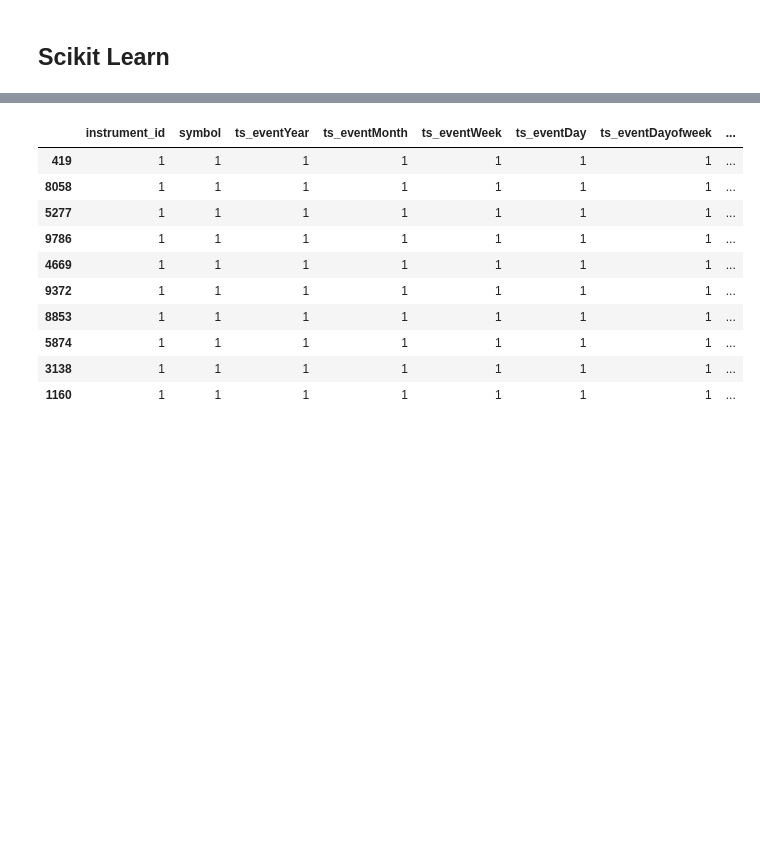
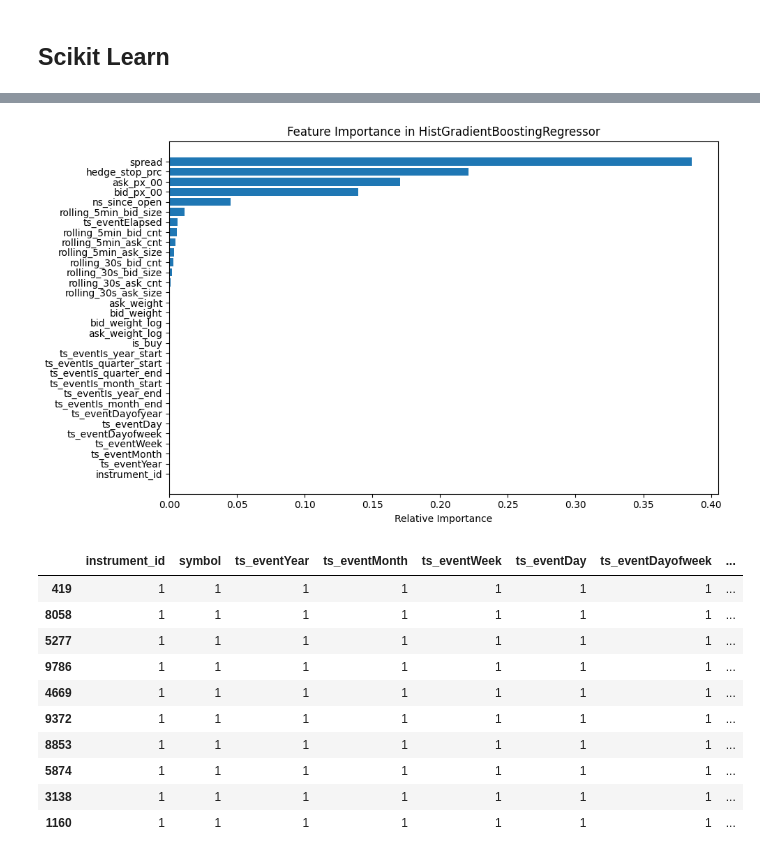
Before and after one commit to fleclerc/hedger, a Jupyter notebook: nbs/01-hedgerfit.ipynb, the cells around one changed output, grey strips where cells are left out. Saved outputs shown, nothing was run; the diff lists cells and outputs as text; code cells hidden in the pictures; blank space fills up the shorter version.

```diff
--- a/nbs/01-hedgerfit.ipynb
+++ b/nbs/01-hedgerfit.ipynb
@@ -55,3 +35,5 @@ Index(['ts_recv', 'ts_event', 'rtype', 'publisher_id', 'instrument_id',
+# %%
+df = df.sort_values(by='ts_event').reset_index(drop=True)
 # %% [markdown]
 #### Simplify the data further
 # %%
@@ -162,19 +144,3 @@ def draw_tree(t, df, size=10, ratio=0.6, precision=0, **kwargs):
 #draw_tree(m, xs, size=20, leaves_parallel=True, precision=4, ratio=0.6)
 # %% [markdown]
 ## Scikit Learn
-# %%
-from sklearn.ensemble import HistGradientBoostingRegressor
-
-est = HistGradientBoostingRegressor(learning_rate=0.1, max_depth=6)
-est.fit(xs, y)
-
-accuracy = est.score(to.valid.xs, to.valid.y)
-
-predictions = est.predict(to.valid.xs)
-
-mse = mean_squared_error(to.valid.y, predictions)
-print(f"Accuracy: {accuracy}")
-print(f"Mean Squared Error: {mse}")
-
-results_df = pd.DataFrame({'Predictions': predictions, 'Actual': to.valid.y.values})
-results_df
@@ -196,0 +147,9 @@ Mean Squared Error: 12.516253777567503
+# %%
+from sklearn.ensemble import HistGradientBoostingRegressor, GradientBoostingRegressor
+from sklearn.model_selection import TimeSeriesSplit
+
+ts_cv = TimeSeriesSplit(n_splits=3)
+splits = list(ts_cv.split(rdf[columns_to_keep], rdf[dep_vars]))
+splits
+for train,test in splits:
+    print(f"Train: {train.shape}, Test: {test.shape}")
@@ -197,3 +234,23 @@ Mean Squared Error: 12.516253777567503
+# %%
+# Get feature importances
+importances = est.feature_importances_
+
+# Get feature names if available
+feature_names = getattr(x, "columns", [f"Feature {i}" for i in range(x.shape[1])])
+
+# Sort features by importance
+indices = np.argsort(importances)
+
+# Plot
+plt.figure(figsize=(10, 6))
+plt.barh(range(len(indices)), importances[indices], align='center')
+plt.yticks(range(len(indices)), [feature_names[i] for i in indices])
+plt.xlabel("Relative Importance")
+plt.title("Feature Importance in HistGradientBoostingRegressor")
+plt.tight_layout()
+plt.show()
+# %% [output]
+[figure, added]
 # %%
 type(to)
 to.train.xs.ts_eventIs_quarter_start.unique()
```
Also changed, not shown: parts of 11 cells of this notebook, 2 other files.
